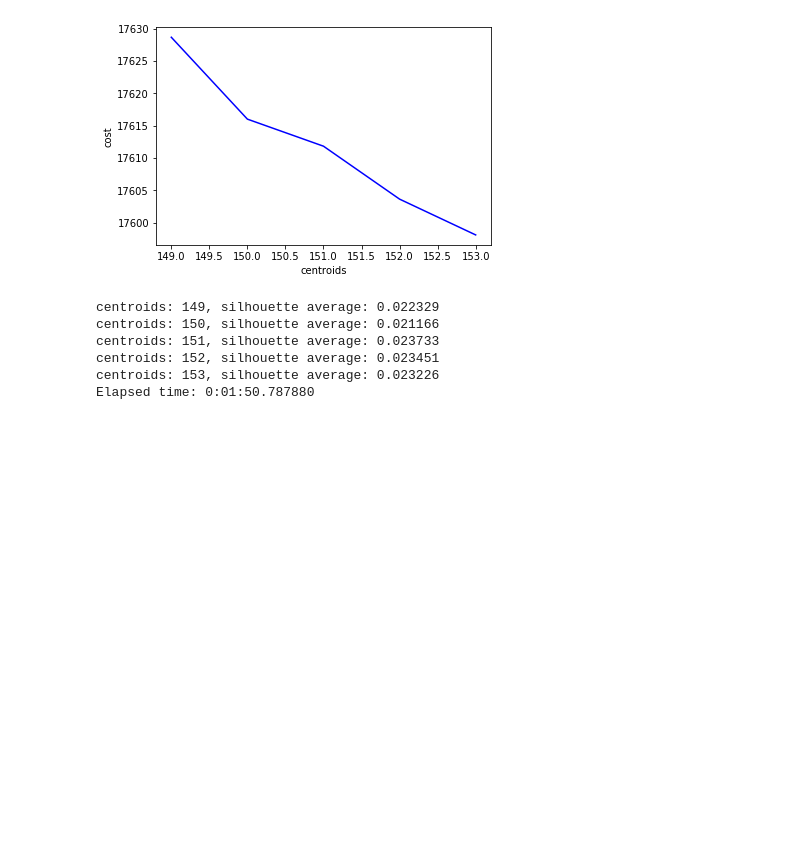
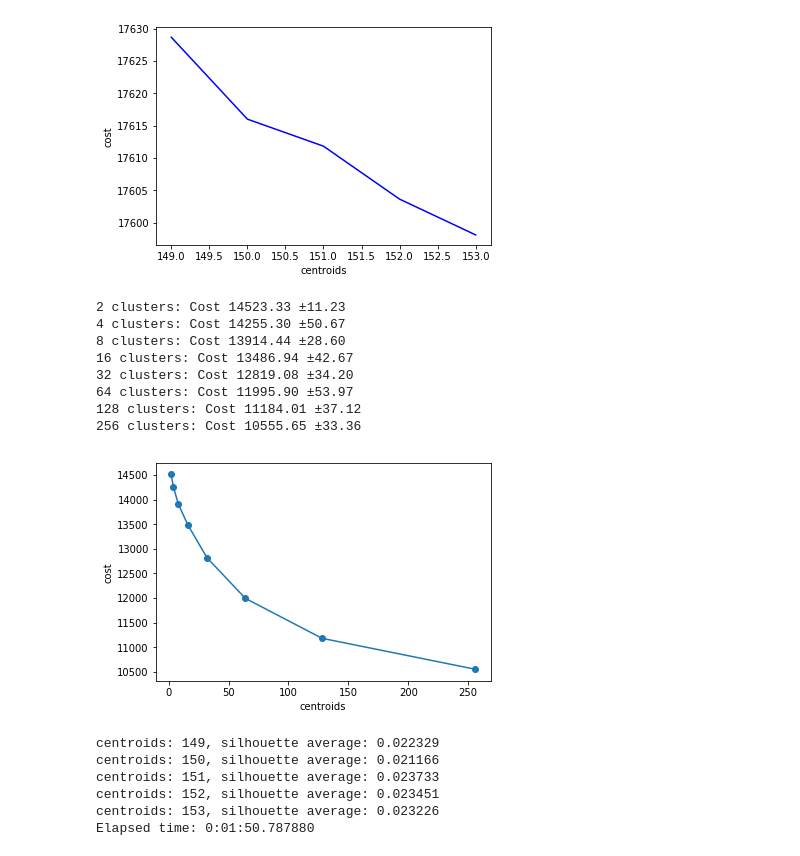
Before and after one commit to rossanez/MO444-2s2017, a Jupyter notebook: Trab03/MO444_2017_Trab03_Grupo05.ipynb, the cells around one changed output. Drawn from its saved outputs; the diff is of its cells as text; code cells hidden in the pictures; blank space fills up the shorter version.

Commit message:
Adding kfolding to clusterization

```diff
--- a/Trab03/MO444_2017_Trab03_Grupo05.ipynb
+++ b/Trab03/MO444_2017_Trab03_Grupo05.ipynb
@@ -16,6 +16,7 @@ from sklearn.metrics import pairwise_distances
 from sklearn.metrics import silhouette_score
 from sklearn.preprocessing import Normalizer
 from sklearn.preprocessing import scale
+from sklearn.model_selection import KFold
 
 def loadIDs():
     lines=[]
@@ -32,6 +33,17 @@ def loadDocument(docID):
     with open('documents/docs/' + docID, 'r') as docfile:
         data = docfile.read().replace('\n', '')
     return data
+
+def runKFoldClustering(model, data):
+    random_state = np.random.RandomState(1)
+    k5_fold = KFold(n_splits=5, shuffle=True, random_state=random_state)
+    costs = []
+    for train_index, validation_index in k5_fold.split(data):
+        train_data, validation_data = data[train_index], data[validation_index]
+        model.fit(train_data)
+        model.predict(validation_data)
+        costs.append(model.inertia_)
+    return np.mean(costs), np.std(costs)
 # %%
 ids = loadIDs()
 print('IDs shape: {}'.format(ids.shape))
@@ -99,6 +111,33 @@ plt.ylabel('cost')
 plt.show()
 # %% [output]
 [figure]
+# %%
+costs, costs_sd = [], []
+num_centroids_2 = [2, 4, 8, 16, 32, 64, 128, 256]
+for i in num_centroids_2:
+    model = MiniBatchKMeans(n_clusters=i, init='k-means++', batch_size=1000, random_state=1)
+    cost_mean, cost_sd = runKFoldClustering(model, data)
+    costs.append(cost_mean)
+    costs_sd.append(cost_sd)
+    print '%d clusters: Cost %5.2f ±%5.2f' % (i, cost_mean, cost_sd)
+
+# Plot an elbow curve.
+plt.plot(color='blue', marker='o')
+plt.errorbar(num_centroids_2, costs, yerr=costs_sd,
+             fmt='-o', ecolor='r', capthick=2)
+plt.xlabel('centroids')
+plt.ylabel('cost')
+plt.show()
+# %% [output]
+2 clusters: Cost 14523.33 ±11.23
+4 clusters: Cost 14255.30 ±50.67
+8 clusters: Cost 13914.44 ±28.60
+16 clusters: Cost 13486.94 ±42.67
+32 clusters: Cost 12819.08 ±34.20
+64 clusters: Cost 11995.90 ±53.97
+128 clusters: Cost 11184.01 ±37.12
+256 clusters: Cost 10555.65 ±33.36
+[figure, added]
 # %%
 # Check the silhouette scores.
 start_time = datetime.now()
```
